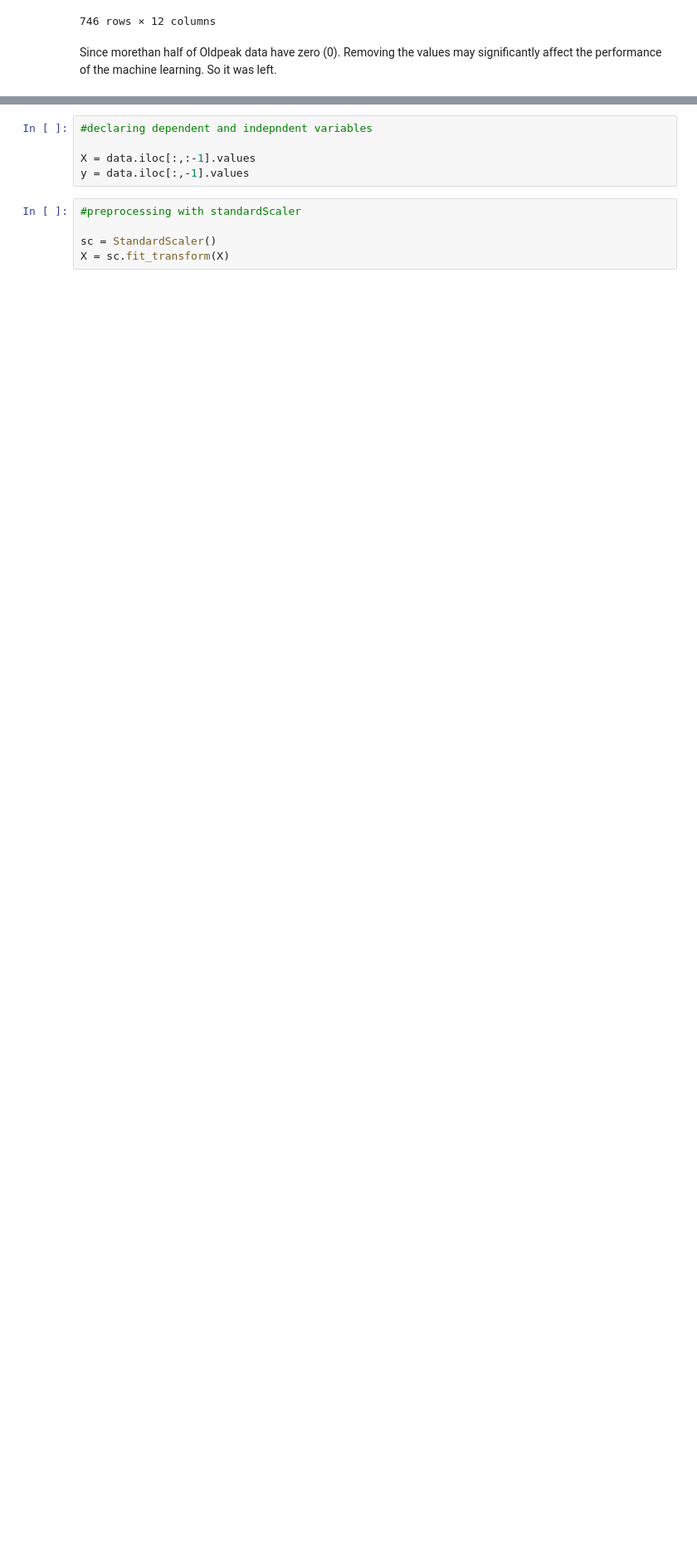
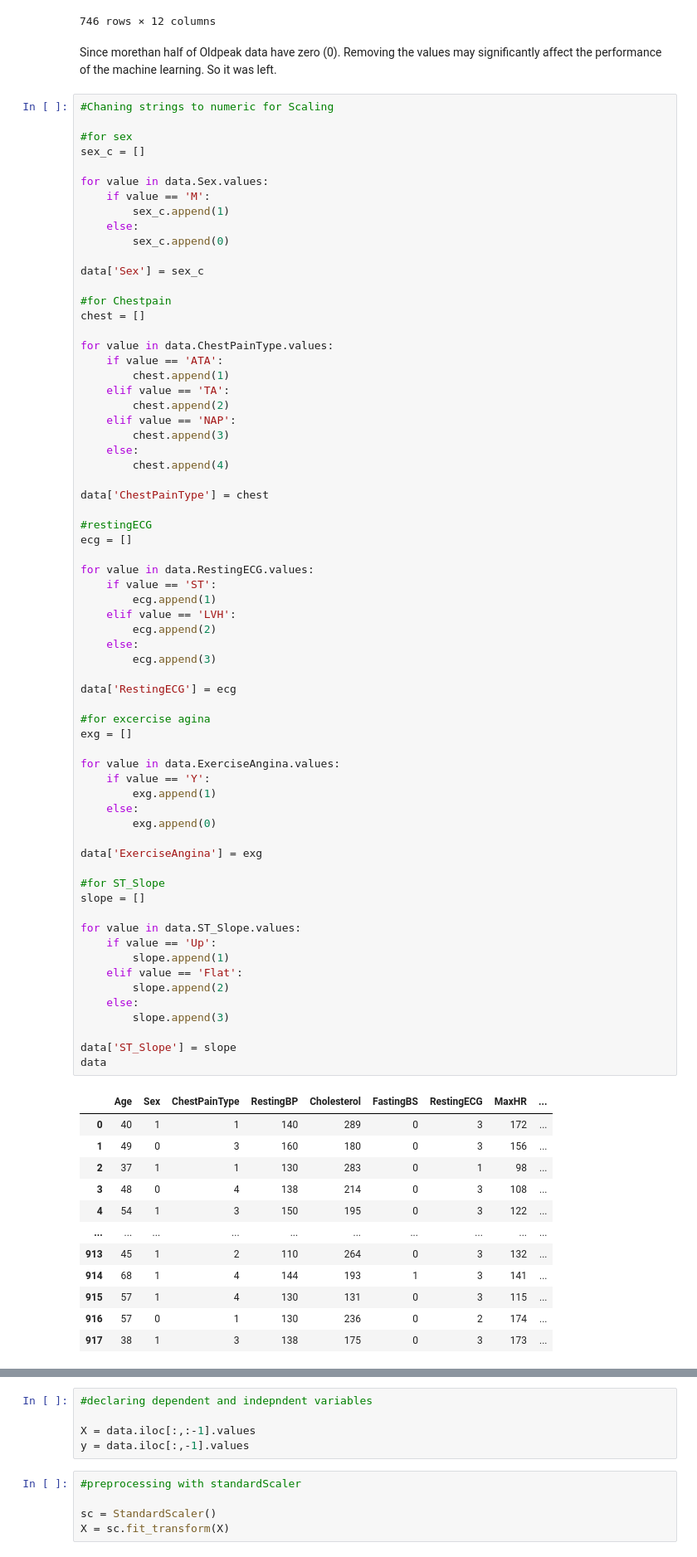
Before and after one commit to elsunais6167/heart_disease_prediction, a Jupyter notebook: alogrithms.ipynb, the cells around one changed output, grey strips where cells are left out. Shown at 83% size. Saved outputs shown, nothing was run; the diff lists cells and outputs as text; blank space fills up the shorter version.

```diff
--- a/alogrithms.ipynb
+++ b/alogrithms.ipynb
@@ -383,3 +383,82 @@ data
 746 rows × 12 columns
 # %% [markdown]
 Since morethan half of Oldpeak data have zero (0). Removing the values may significantly affect the performance of the machine learning. So it was left.
+# %%
+#Chaning strings to numeric for Scaling
+
+#for sex
+sex_c = []
+
+for value in data.Sex.values:
+    if value == 'M':
+        sex_c.append(1)
+    else:
+        sex_c.append(0)
+
+data['Sex'] = sex_c
+
+#for Chestpain
+chest = []
+
+for value in data.ChestPainType.values:
+    if value == 'ATA':
+        chest.append(1)
+    elif value == 'TA':
+        chest.append(2)
+    elif value == 'NAP':
+        chest.append(3)
+    else:
+        chest.append(4)
+
+data['ChestPainType'] = chest
+
+#restingECG
+ecg = []
+
+for value in data.RestingECG.values:
+    if value == 'ST':
+        ecg.append(1)
+    elif value == 'LVH':
+        ecg.append(2)
+    else:
+        ecg.append(3)
+
+data['RestingECG'] = ecg
+
+#for excercise agina
+exg = []
+
+for value in data.ExerciseAngina.values:
+    if value == 'Y':
+        exg.append(1)
+    else:
+        exg.append(0)
+
+data['ExerciseAngina'] = exg
+
+#for ST_Slope
+slope = []
+
+for value in data.ST_Slope.values:
+    if value == 'Up':
+        slope.append(1)
+    elif value == 'Flat':
+        slope.append(2)
+    else:
+        slope.append(3)
+
+data['ST_Slope'] = slope
+data
+# %% [output]
+|  | Age | Sex | ChestPainType | RestingBP | Cholesterol | FastingBS | RestingECG | MaxHR | ... |
+| 0 | 40 | 1 | 1 | 140 | 289 | 0 | 3 | 172 | ... |
+| 1 | 49 | 0 | 3 | 160 | 180 | 0 | 3 | 156 | ... |
+| 2 | 37 | 1 | 1 | 130 | 283 | 0 | 1 | 98 | ... |
+| 3 | 48 | 0 | 4 | 138 | 214 | 0 | 3 | 108 | ... |
+| 4 | 54 | 1 | 3 | 150 | 195 | 0 | 3 | 122 | ... |
+| ... | ... | ... | ... | ... | ... | ... | ... | ... | ... |
+| 913 | 45 | 1 | 2 | 110 | 264 | 0 | 3 | 132 | ... |
+| 914 | 68 | 1 | 4 | 144 | 193 | 1 | 3 | 141 | ... |
+| 915 | 57 | 1 | 4 | 130 | 131 | 0 | 3 | 115 | ... |
+| 916 | 57 | 0 | 1 | 130 | 236 | 0 | 2 | 174 | ... |
+| 917 | 38 | 1 | 3 | 138 | 175 | 0 | 3 | 173 | ... |
```
Also changed, not shown: parts of 2 cells of this notebook.
